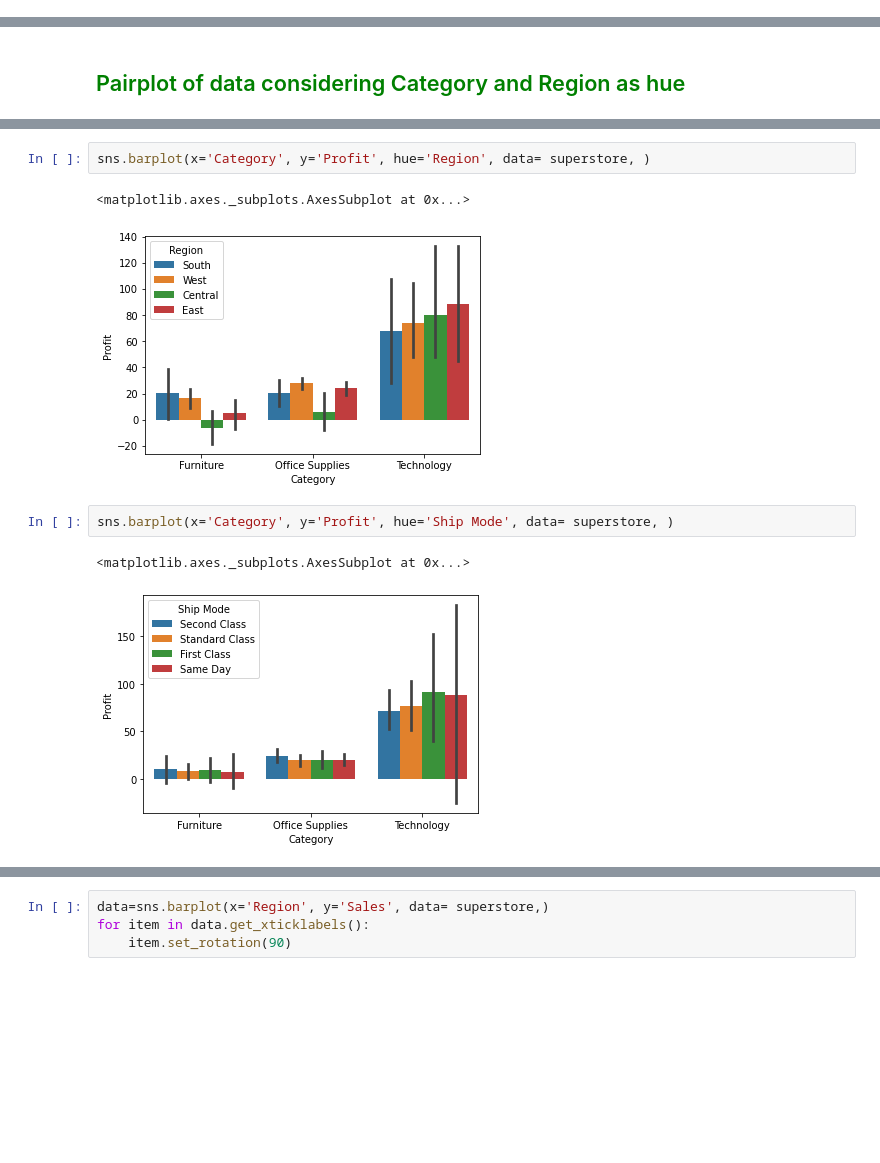
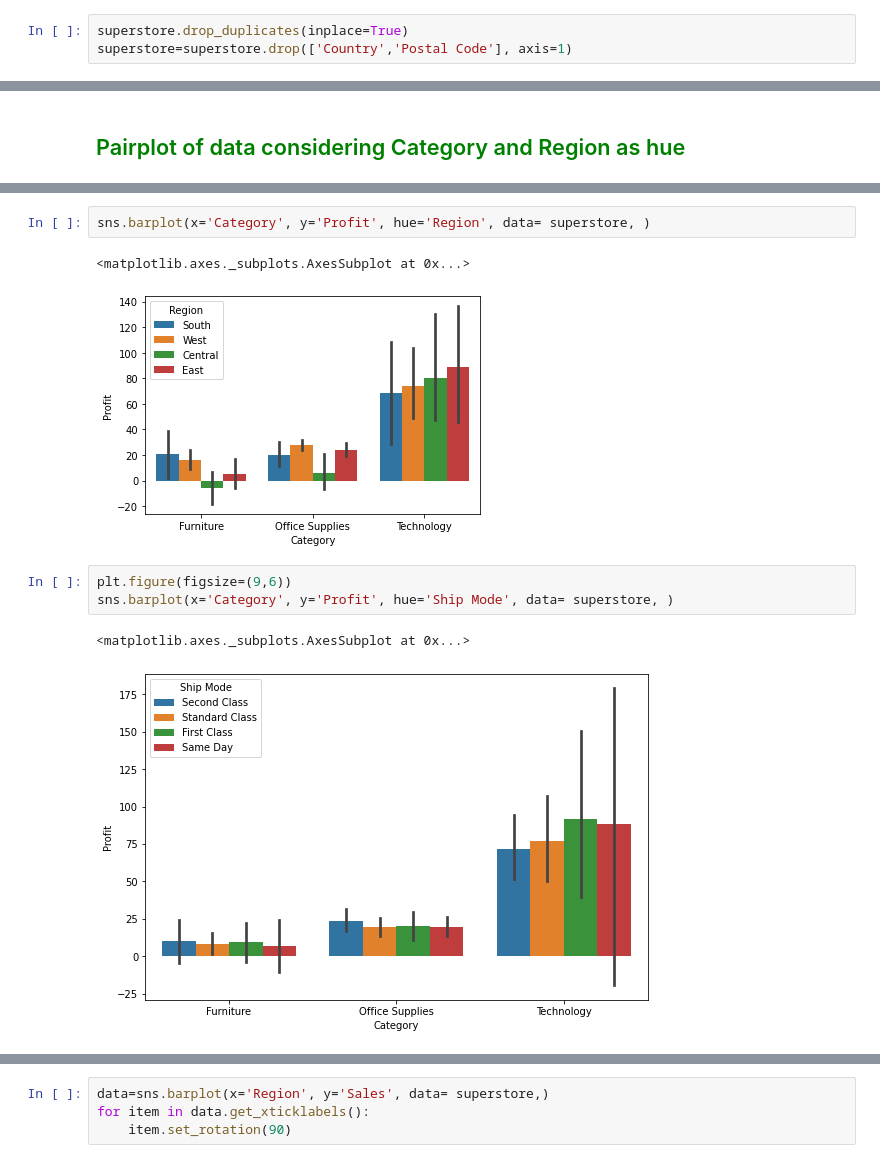
Before and after one commit to SoyabulIslamLincoln/Data-Science-and-Business-Analytics, a Jupyter notebook: Task-5.ipynb, the cells around one changed output, grey strips where cells are left out. Drawn from its saved outputs; the diff is of its cells as text; blank space fills up the shorter version.

```diff
--- a/Task-5.ipynb
+++ b/Task-5.ipynb
@@ -93,3 +95,6 @@ Index(['Ship Mode', 'Segment', 'Country', 'City', 'State', 'Postal Code',
+# %%
+superstore.drop_duplicates(inplace=True)
+superstore=superstore.drop(['Country','Postal Code'], axis=1)
 # %%
 correlation=superstore.corr(method='kendall')
 correlation
@@ -146,10 +208,11 @@ sns.barplot(x='Category', y='Sales', hue='Region', data= superstore, )
 sns.barplot(x='Category', y='Profit', hue='Region', data= superstore, )
 # %% [output]
 <matplotlib.axes._subplots.AxesSubplot at 0x...>
-[figure, old version]
+[figure, new version]
 # %%
+plt.figure(figsize=(9,6))
 sns.barplot(x='Category', y='Profit', hue='Ship Mode', data= superstore, )
 # %% [output]
 <matplotlib.axes._subplots.AxesSubplot at 0x...>
-[figure, old version]
+[figure, new version]
 # %%
```
Also changed, not shown: parts of 59 cells of this notebook.
